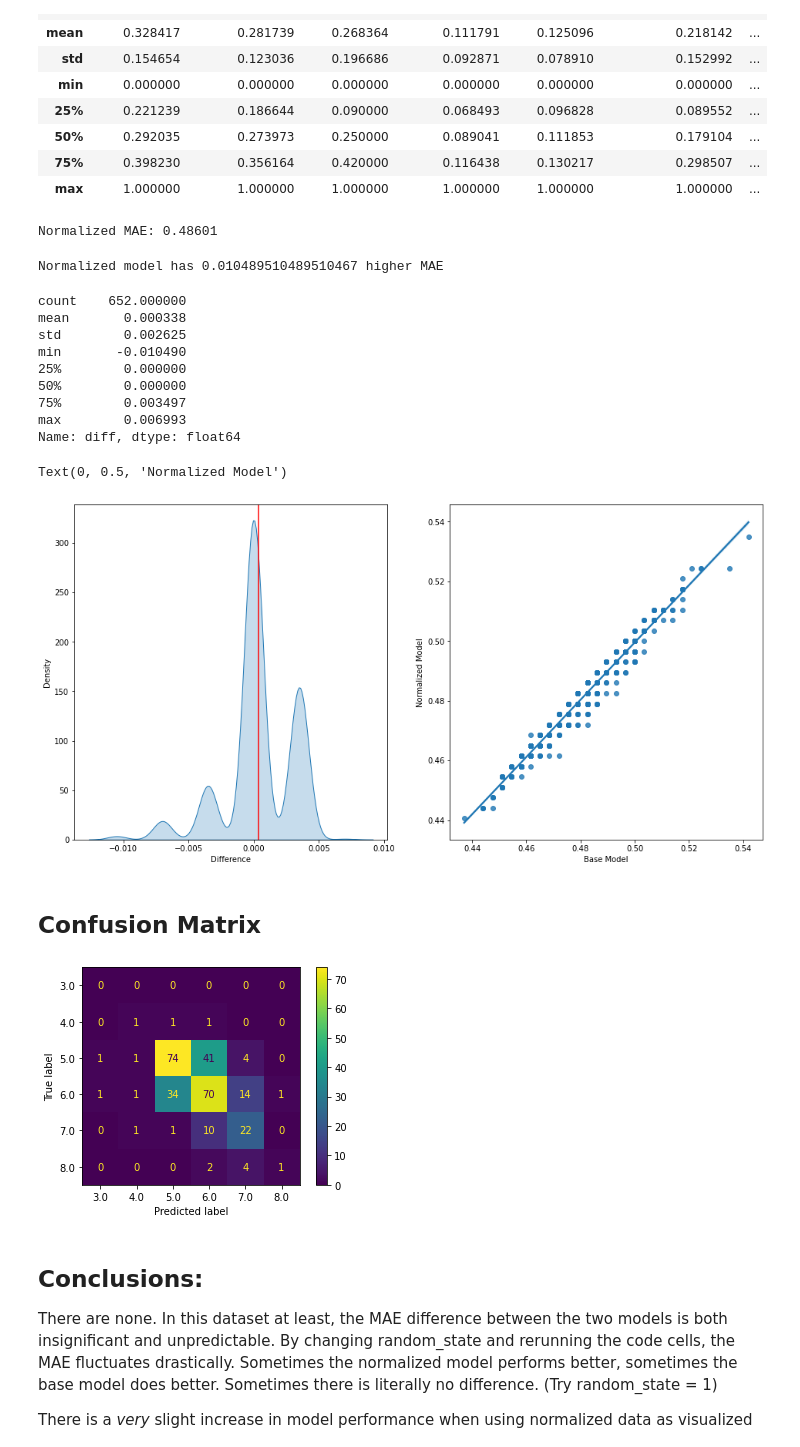
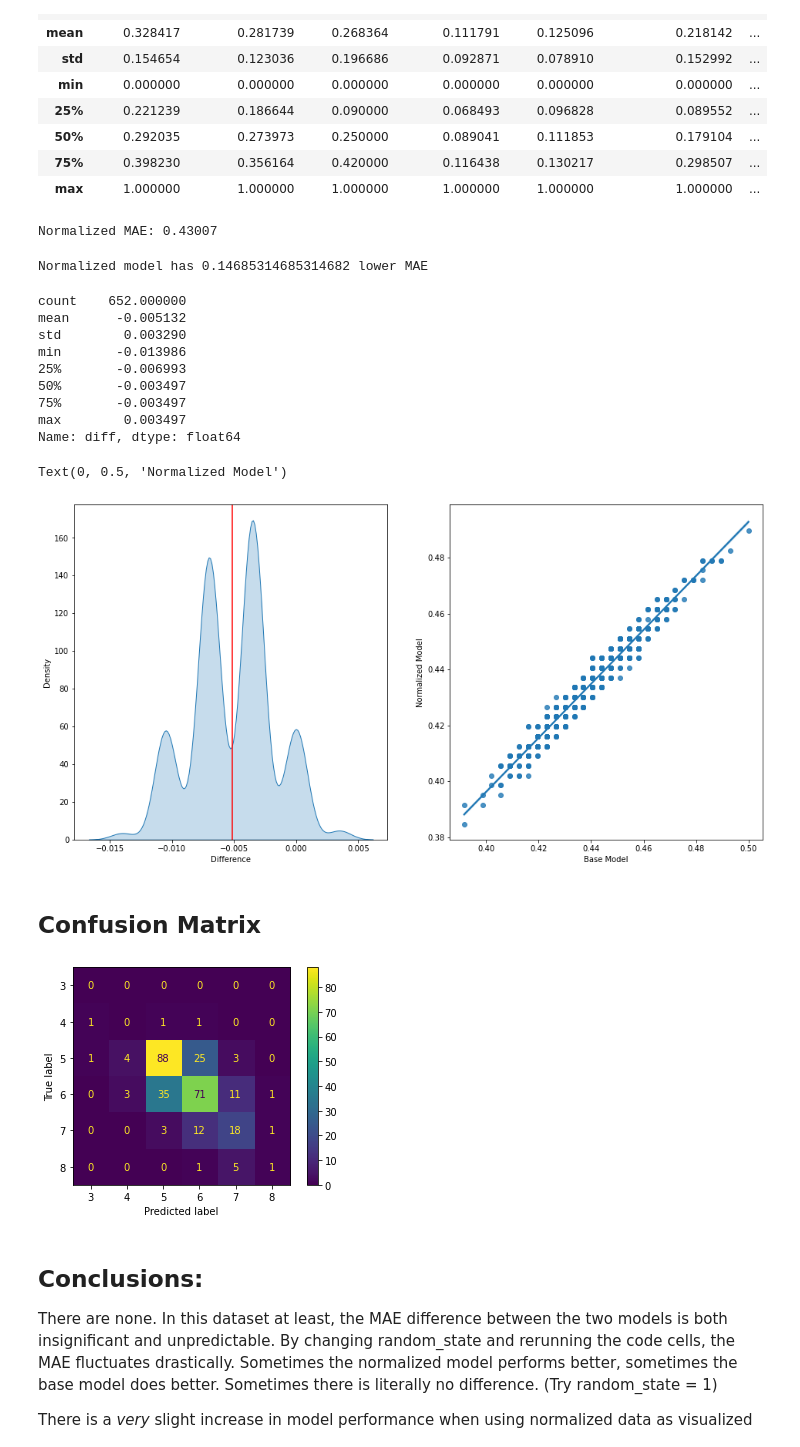
Before and after one commit to iAmStuff/ml-sandbox, a Jupyter notebook: wine/wine_quality_model.ipynb, the cells around one changed output. Cells and saved outputs as stored; diff of their text form; code cells hidden in the pictures.

Commit message:
Switched to classification model

```diff
--- a/wine/wine_quality_model.ipynb
+++ b/wine/wine_quality_model.ipynb
@@ -104,7 +104,7 @@ y = df.quality
 
 train_x, val_x, train_y, val_y = train_test_split(x, y, random_state=random_state)
 
-base_model = DecisionTreeRegressor(random_state=random_state)
+base_model = DecisionTreeClassifier(random_state=random_state)
 base_model.fit(train_x, train_y)
 
 base_predictions = base_model.predict(val_x)
@@ -141,18 +141,18 @@ y = df_norm.quality
 
 train_x, val_x, train_y, val_y = train_test_split(x, y, random_state=1)
 
-norm_model = DecisionTreeRegressor(random_state=random_state)
+norm_model = DecisionTreeClassifier(random_state=random_state)
 norm_model.fit(train_x, train_y)
 
 norm_predictions = norm_model.predict(val_x)
 norm_mae = mean_absolute_error(norm_predictions, val_y)
 print("Normalized MAE: {:.5f}".format(norm_mae))
 # %% [output]
-Normalized MAE: 0.48601
+Normalized MAE: 0.43007
 # %%
 print("Normalized model has {} {} MAE".format(abs(norm_mae - base_mae), "lower" if norm_mae <= base_mae else "higher" ))
 # %% [output]
-Normalized model has 0.010489510489510467 higher MAE
+Normalized model has 0.14685314685314682 lower MAE
 # %%
 df_mae = pd.DataFrame({"base": [], "norm": [], "diff": []}, dtype="float64")
 
@@ -167,8 +167,8 @@ for r in random_states:
     # base_train_x, base_val_x, base_train_y, base_val_y = train_test_split(df[features], df.quality, random_state=r)
     # norm_train_x, norm_val_x, norm_train_y, norm_val_y = train_test_split(df_norm[features], df_norm.quality, random_state=r)
 
-    base_model = DecisionTreeRegressor(random_state=r)
-    norm_model = DecisionTreeRegressor(random_state=r)
+    base_model = DecisionTreeClassifier(random_state=r)
+    norm_model = DecisionTreeClassifier(random_state=r)
 
     base_model.fit(base_train_x, base_train_y)
     norm_model.fit(norm_train_x, norm_train_y)
@@ -186,13 +186,13 @@ for r in random_states:
 df_mae["diff"].describe()
 # %% [output]
 count    652.000000
-mean       0.000338
-std        0.002625
-min       -0.010490
-25%        0.000000
-50%        0.000000
-75%        0.003497
-max        0.006993
+mean      -0.005132
+std        0.003290
+min       -0.013986
+25%       -0.006993
+50%       -0.003497
+75%       -0.003497
+max        0.003497
 Name: diff, dtype: float64
 # %%
 plt.figure(figsize=(16,8))
@@ -207,15 +207,15 @@ plt.xlabel(xlabel="Base Model")
 plt.ylabel(ylabel="Normalized Model")
 # %% [output]
 Text(0, 0.5, 'Normalized Model')
-[figure, old version]
+[figure, new version]
 # %% [markdown]
 ## Confusion Matrix
 # %%
 from sklearn.metrics import ConfusionMatrixDisplay
 
-disp = ConfusionMatrixDisplay.from_predictions(y_pred=norm_predictions.round(), y_true=val_y.round())
+disp = ConfusionMatrixDisplay.from_predictions(y_pred=norm_predictions, y_true=val_y)
 # %% [output]
-[figure, old version]
+[figure, new version]
 # %% [markdown]
 ## Conclusions:
 
```
Also changed, not shown: parts of 2 cells of this notebook.
